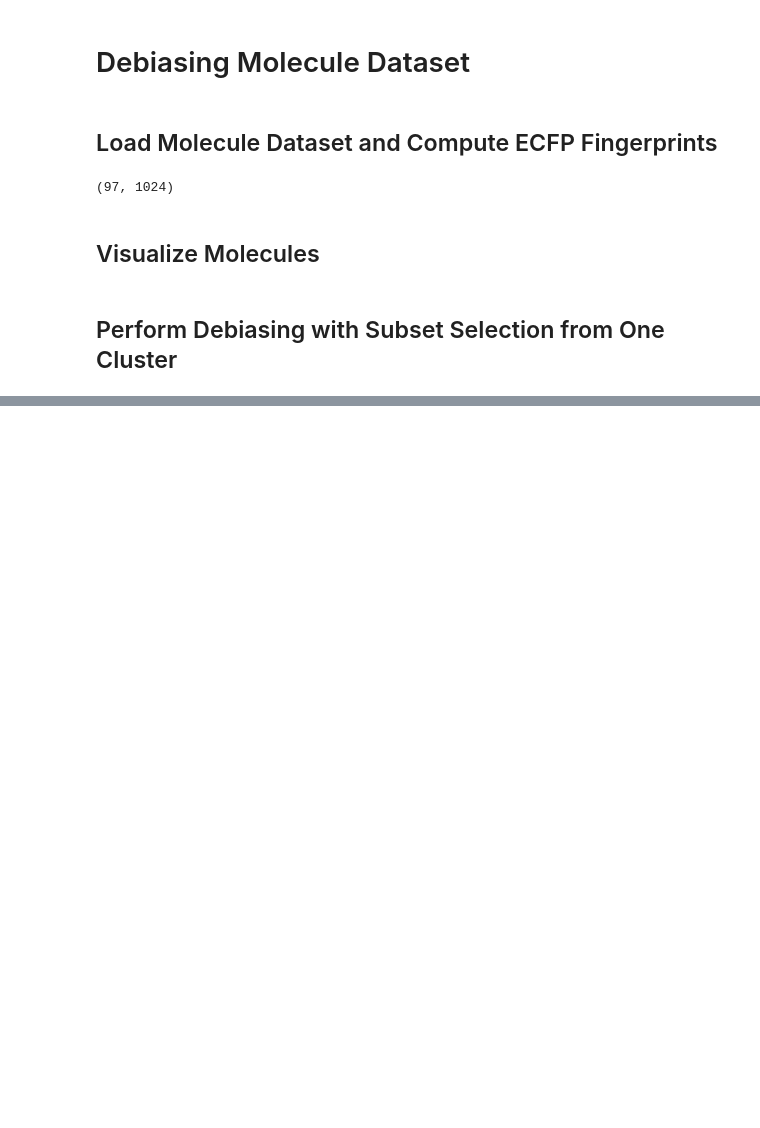
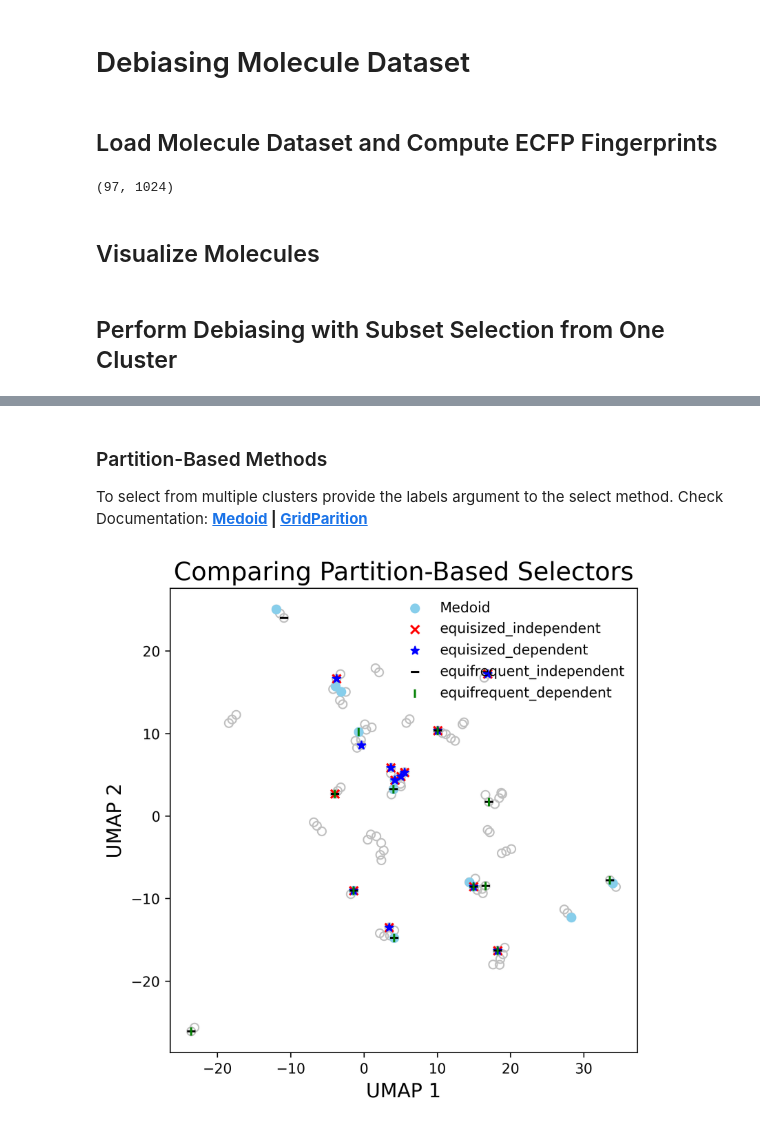
Before and after one commit to FanwangM/Selector, a Jupyter notebook: notebooks/dibiase_mol_dataset.ipynb, the cells around one changed output, grey strips where cells are left out. Drawn from its saved outputs; the diff is of its cells as text; code cells hidden in the pictures; blank space fills up the shorter version.

```diff
--- a/notebooks/dibiase_mol_dataset.ipynb
+++ b/notebooks/dibiase_mol_dataset.ipynb
@@ -403,0 +404,45 @@ visualize_mols(input_sdf="demo_mols_2d.sdf", selected_ids=index_maxmin, show_mol
+# %% [markdown]
+### Partition-Based Methods
+
+To select from multiple clusters provide the labels argument to the select method.
+Check Documentation: **[Medoid](https://selector.qcdevs.org/partition.html#selector.partition.Medoid) | [GridParition](https://selector.qcdevs.org/partition.html#selector.partition.GridPartition)**
+# %%
+# select data using grid partitioning methods
+# -------------------------------------------
+size = 12
+
+selector = Medoid()
+selected_medoid = selector.select(X_dist, size=size)
+
+selector = GridPartition(5, "equisized_independent")
+selected_p1 = selector.select(X_dist, size=size)
+
+selector = GridPartition(5, "equisized_dependent")
+selected_p2 = selector.select(X_dist, size=size)
+
+selector = GridPartition(5, "equifrequent_independent")
+selected_p3 = selector.select(X_dist, size=size)
+
+selector = GridPartition(5, "equifrequent_dependent")
+selected_p4 = selector.select(X_dist, size=size)
+
+
+graph_data_2d(
+    X_dist,
+    projection_method="umap",
+    indices=[selected_medoid, selected_p1, selected_p2, selected_p3, selected_p4],
+    labels=[
+        "Medoid",
+        "equisized_independent",
+        "equisized_dependent",
+        "equifrequent_independent",
+        "equifrequent_dependent"
+    ],
+    figsize=(6, 6),
+    title="Comparing Partition-Based Selectors",
+    xlabel="UMAP 1",
+    ylabel="UMAP 2",
+    fname="debiase_compare_partition_methods_one_cluster.png",
+)
+# %% [output]
+[figure, added]
```
Also changed, not shown: parts of 13 cells of this notebook.
